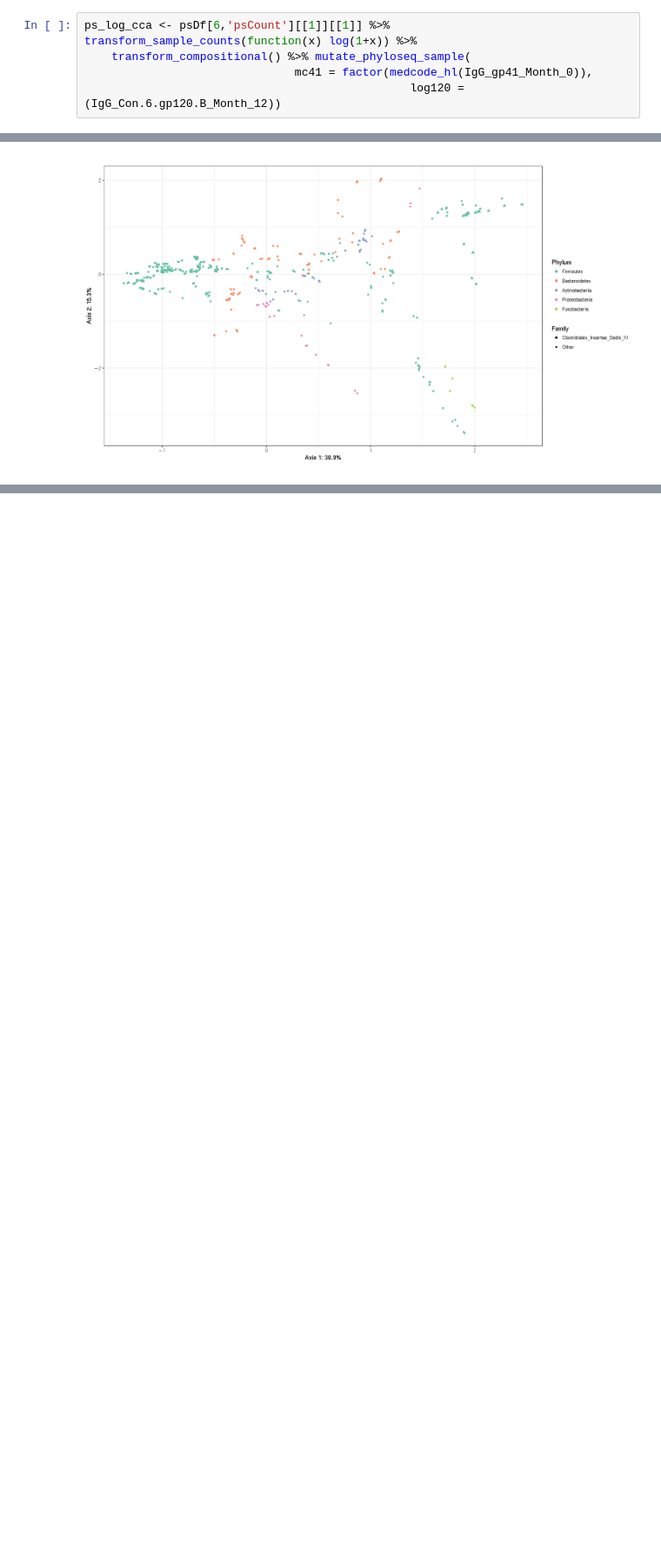
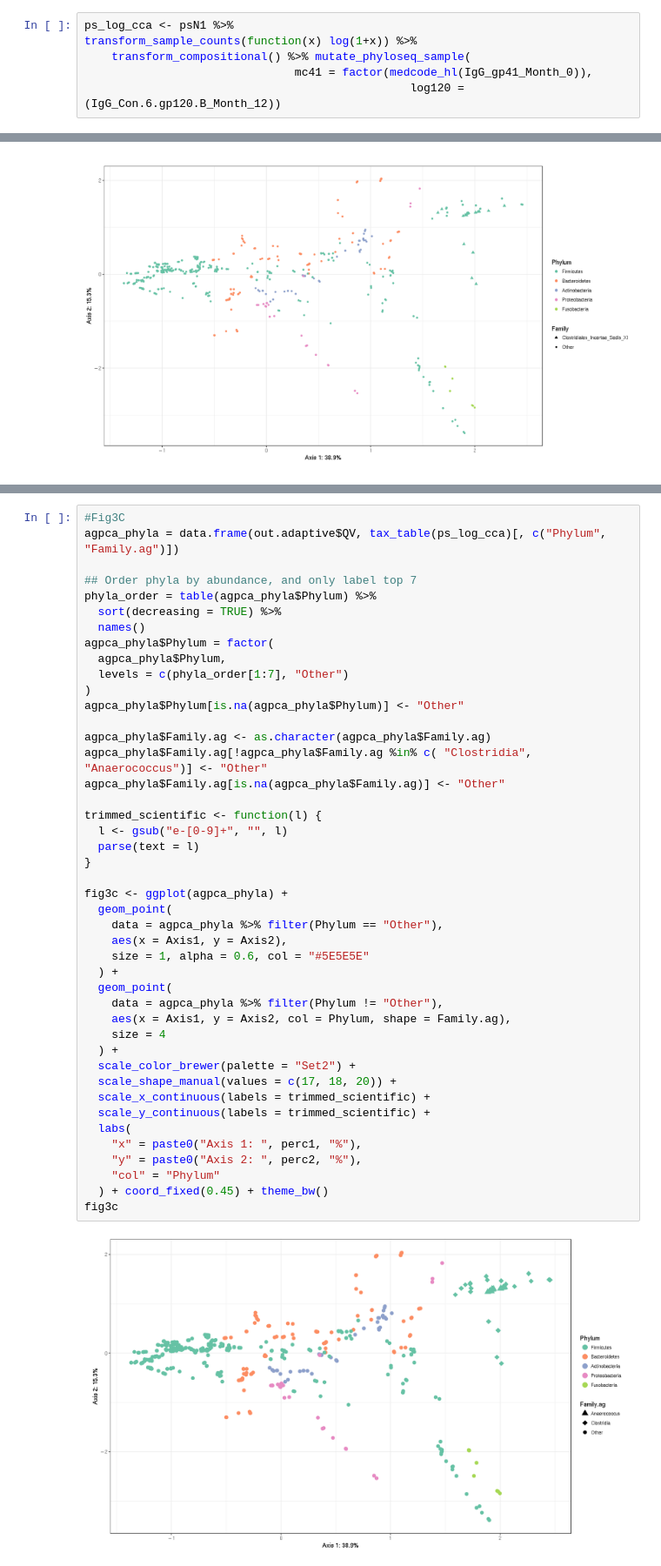
Before and after one commit to cramjaco/Nyvac_096_Microbiome, a Jupyter notebook: Mar2018_096.ipynb, the cells around one changed output, grey strips where cells are left out. Shown at 87% size. Drawn from its saved outputs; the diff is of its cells as text; blank space fills up the shorter version.

```diff
--- a/Mar2018_096.ipynb
+++ b/Mar2018_096.ipynb
@@ -2937,7 +2940,7 @@ psDf %>% print
 5 Genus        90 <S4: phyloseq> <S4: p… <S3: … <dbl [2… <dbl … <S4: ph… <S4: …
 6 Species     536 <S4: phyloseq> <S4: p… <S3: … <dbl [2… <dbl … <S4: ph… <S4: …
 # %%
-ps_log_cca <- psDf[6,'psCount'][[1]][[1]] %>%
+ps_log_cca <- psN1 %>%
 transform_sample_counts(function(x) log(1+x)) %>%
     transform_compositional() %>% mutate_phyloseq_sample(
                                mc41 = factor(medcode_hl(IgG_gp41_Month_0)),
@@ -3108,0 +3114,46 @@ fig3c
+# %%
+#Fig3C
+agpca_phyla = data.frame(out.adaptive$QV, tax_table(ps_log_cca)[, c("Phylum", "Family.ag")])
+
+## Order phyla by abundance, and only label top 7
+phyla_order = table(agpca_phyla$Phylum) %>%
+  sort(decreasing = TRUE) %>%
+  names()
+agpca_phyla$Phylum = factor(
+  agpca_phyla$Phylum,
+  levels = c(phyla_order[1:7], "Other")
+)
+agpca_phyla$Phylum[is.na(agpca_phyla$Phylum)] <- "Other"
+
+agpca_phyla$Family.ag <- as.character(agpca_phyla$Family.ag)
+agpca_phyla$Family.ag[!agpca_phyla$Family.ag %in% c( "Clostridia", "Anaerococcus")] <- "Other"
+agpca_phyla$Family.ag[is.na(agpca_phyla$Family.ag)] <- "Other"
+
+trimmed_scientific <- function(l) {
+  l <- gsub("e-[0-9]+", "", l)
+  parse(text = l)
+}
+
+fig3c <- ggplot(agpca_phyla) +
+  geom_point(
+    data = agpca_phyla %>% filter(Phylum == "Other"),
+    aes(x = Axis1, y = Axis2),
+    size = 1, alpha = 0.6, col = "#5E5E5E"
+  ) +
+  geom_point(
+    data = agpca_phyla %>% filter(Phylum != "Other"),
+    aes(x = Axis1, y = Axis2, col = Phylum, shape = Family.ag),
+    size = 4
+  ) +
+  scale_color_brewer(palette = "Set2") +
+  scale_shape_manual(values = c(17, 18, 20)) +
+  scale_x_continuous(labels = trimmed_scientific) +
+  scale_y_continuous(labels = trimmed_scientific) +
+  labs(
+    "x" = paste0("Axis 1: ", perc1, "%"),
+    "y" = paste0("Axis 2: ", perc2, "%"),
+    "col" = "Phylum"
+  ) + coord_fixed(0.45) + theme_bw()
+fig3c
+# %% [output]
+[figure, added]
```
Also changed, not shown: parts of 28 cells of this notebook, 7 other files.
